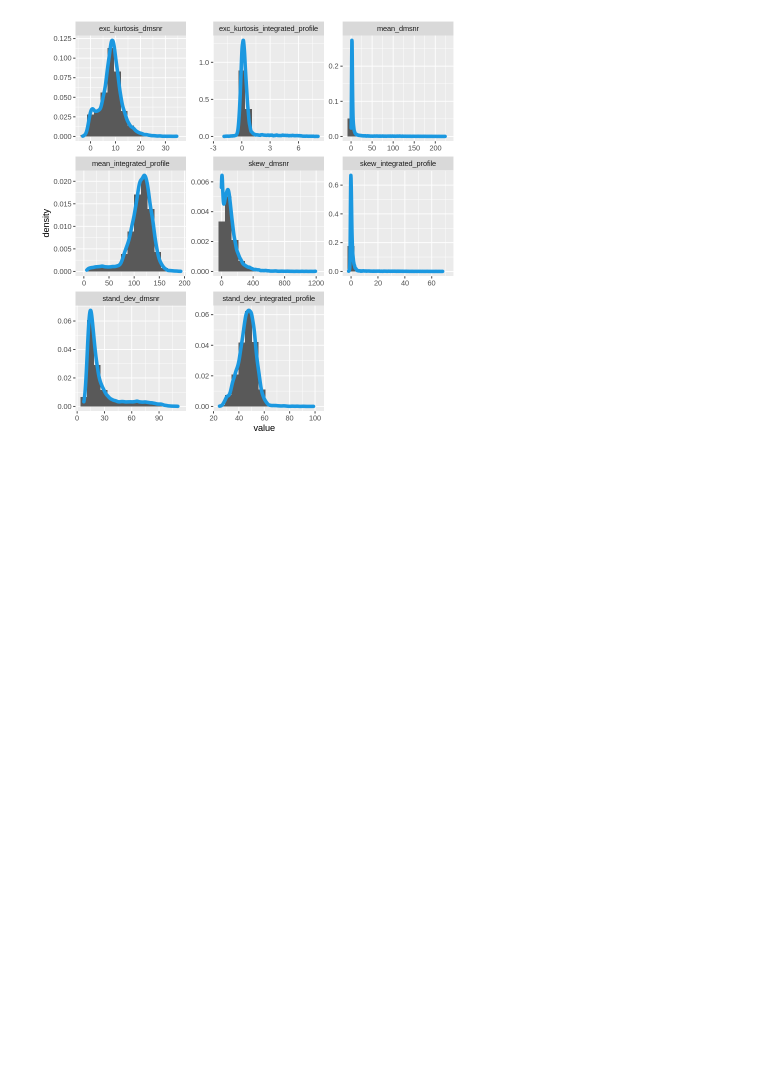
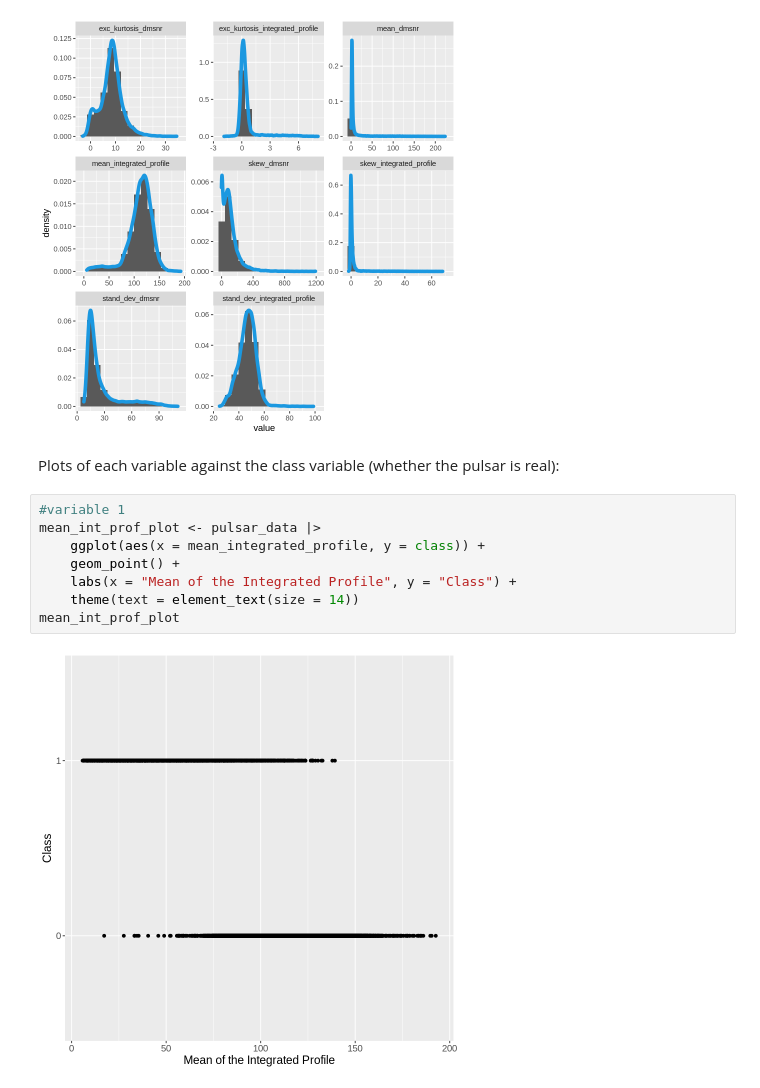
Before and after one commit to nailserverzone/dsci-100-2023w2-group-11, a Jupyter notebook: Proposal.ipynb, the cells around one changed output. Saved outputs shown, nothing was run; the diff lists cells and outputs as text; blank space fills up the shorter version.

Commit message:
Started making plots
Mean of the integrated profile vs. class plot

```diff
--- a/Proposal.ipynb
+++ b/Proposal.ipynb
@@ -135,3 +136,15 @@ ggp3 <- ggplot(pulsar_train_dist, aes(x = value)) +    # Draw histogram & densit
 ggp3
 # %% [output]
 [figure]
+# %% [markdown]
+Plots of each variable against the class variable (whether the pulsar is real):
+# %%
+#variable 1
+mean_int_prof_plot <- pulsar_data |>
+    ggplot(aes(x = mean_integrated_profile, y = class)) +
+    geom_point() +
+    labs(x = "Mean of the Integrated Profile", y = "Class") +
+    theme(text = element_text(size = 14))
+mean_int_prof_plot
+# %% [output]
+[figure, added]
```
Also changed, not shown: parts of 4 cells of this notebook.
